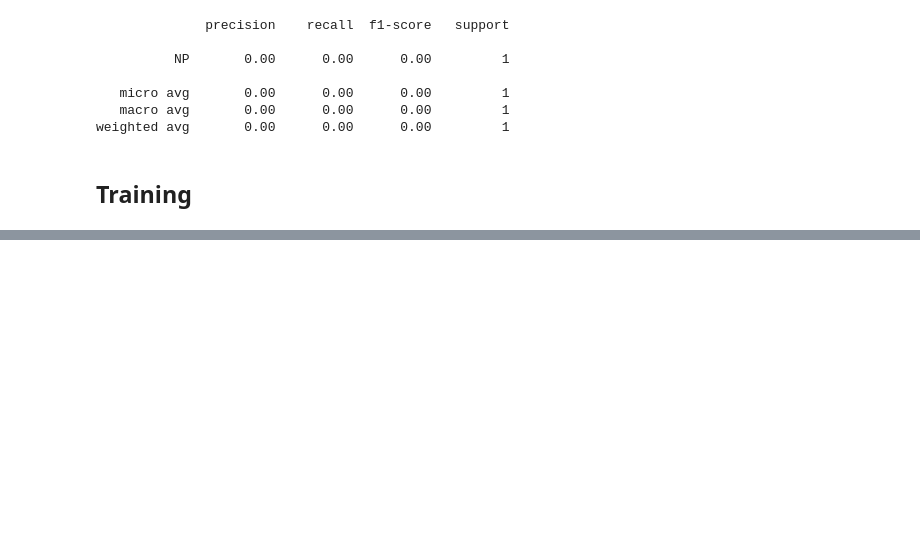
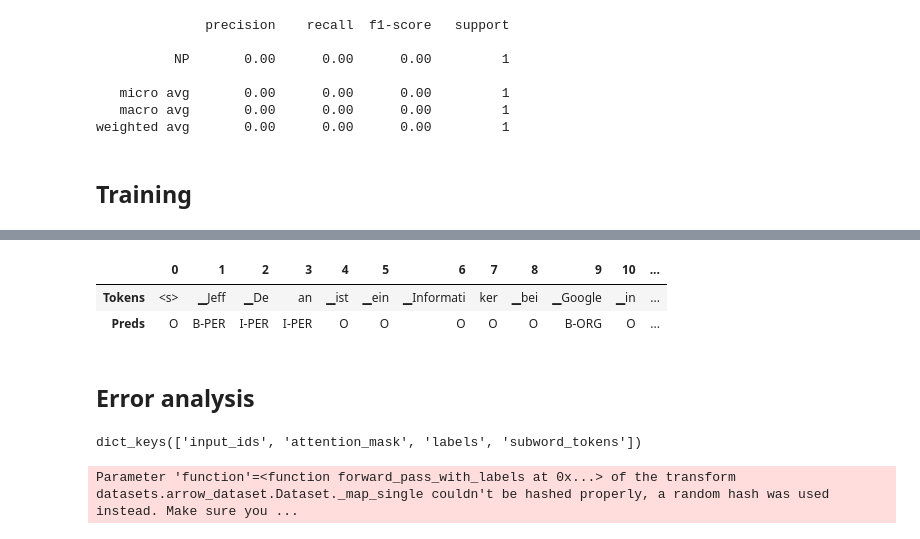
Before and after one commit to siddheshmhatre/workshops, a Jupyter notebook: transformers-book-reading-group/session-4/Chapter_4.ipynb, the cells around one changed output, grey strips where cells are left out. Saved outputs shown, nothing was run; the diff lists cells and outputs as text; code cells hidden in the pictures; blank space fills up the shorter version.

```diff
--- a/transformers-book-reading-group/session-4/Chapter_4.ipynb
+++ b/transformers-book-reading-group/session-4/Chapter_4.ipynb
@@ -372,0 +378,20 @@ TrainOutput(global_step=1575, training_loss=0.15572728913927836, metrics={'train
+# %%
+def tag_text(text, model, tokenizer, mapping):
+	tokenized = tokenizer(text)
+	input_ids = torch.tensor([tokenized.input_ids]).to(device)
+	outputs = model(input_ids)
+	preds = torch.argmax(outputs.logits, dim=-1)
+	preds_str = [mapping.names[idx] for idx in preds[0]]
+	return pd.DataFrame([tokenized.tokens(), preds_str], index=['Tokens', 'Preds'])
+# %%
+tag_text("Jeff Dean ist ein Informatiker bei Google in Kalifornien", trainer.model, sentence_piece, mapping)
+# %% [output]
+|  | 0 | 1 | 2 | 3 | 4 | 5 | 6 | 7 | 8 | 9 | 10 | ... |
+| Tokens | <s> | ▁Jeff | ▁De | an | ▁ist | ▁ein | ▁Informati | ker | ▁bei | ▁Google | ▁in | ... |
+| Preds | O | B-PER | I-PER | I-PER | O | O | O | O | O | B-ORG | O | ... |
+# %% [markdown]
+## Error analysis
+# %%
+val_ds[:10].keys()
+# %% [output]
+dict_keys(['input_ids', 'attention_mask', 'labels', 'subword_tokens'])
@@ -372,0 +427,4 @@ TrainOutput(global_step=1575, training_loss=0.15572728913927836, metrics={'train
+# %%
+val_ds = val_ds.map(forward_pass_with_labels, batched=True, batch_size=24)
+# %% [output]
+Parameter 'function'=<function forward_pass_with_labels at 0x...> of the transform datasets.arrow_dataset.Dataset._map_single couldn't be hashed properly, a random hash was used instead. Make sure you ...
```
Also changed, not shown: parts of 7 cells of this notebook.
